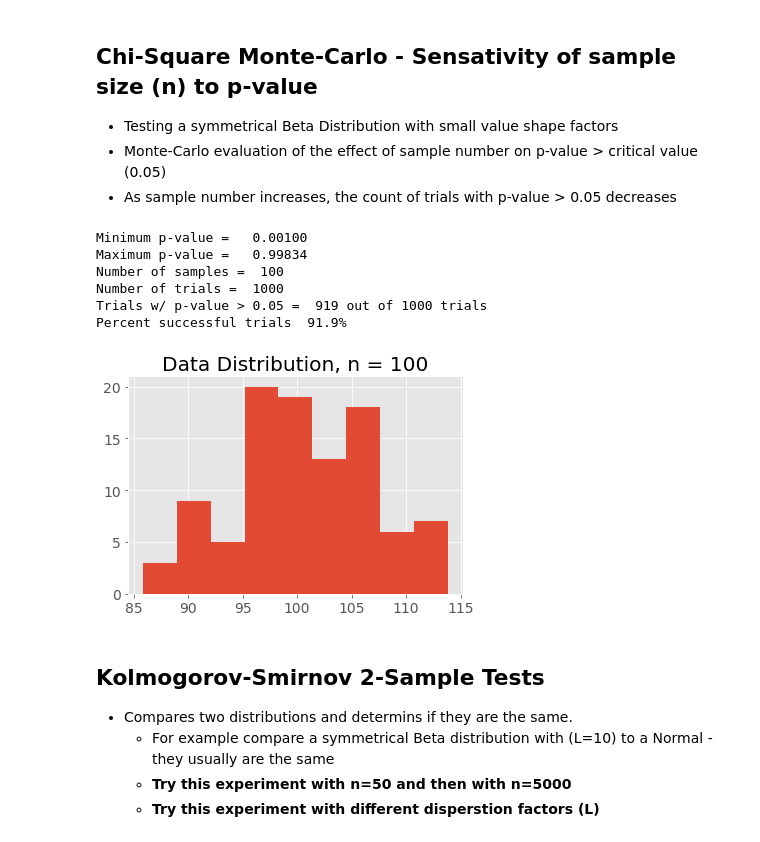
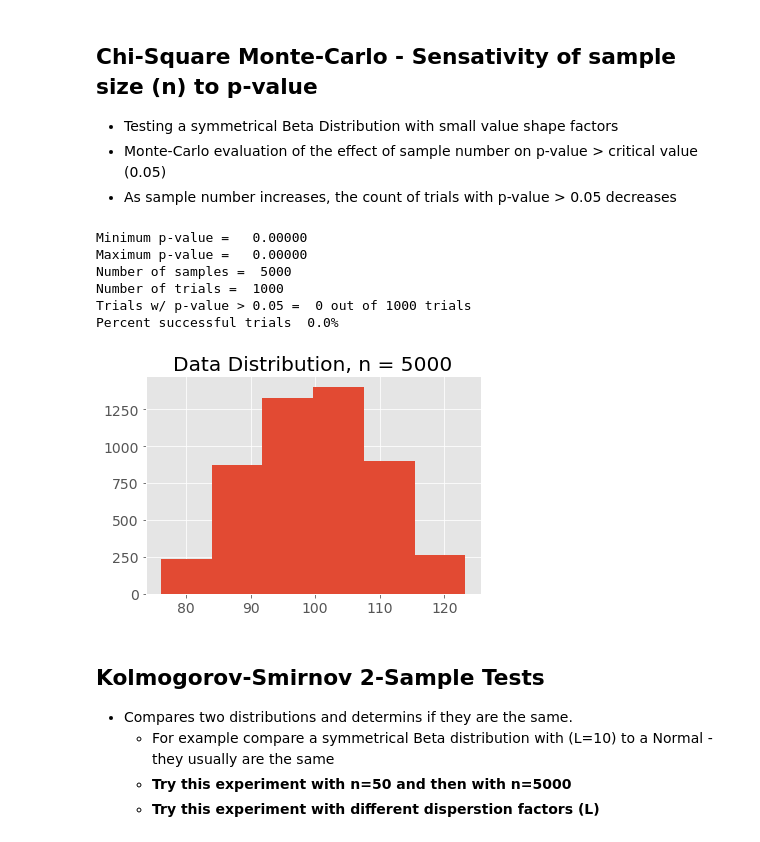
Before and after one commit to dmadvoc/PDFs, a Jupyter notebook: Normality Test - Box Cox.ipynb, the cells around one changed output. Cells and saved outputs as stored; diff of their text form; code cells hidden in the pictures.

```diff
--- a/Normality Test - Box Cox.ipynb
+++ b/Normality Test - Box Cox.ipynb
@@ -497,6 +504,18 @@ Count     500
 - Sturges (1926) suggested using 1+log2(n) to determin the number of bins, where n = data count
 - Some workers suggest using a value of 6 bins
 # %%
+n=50 # <======= !!!!!! SET THE SAMPLE SIZE !!!!!! ============================
+
+########### Data Sets to test against ######################
+# SELECT A DISTRIBUTION TO TEST
+#data = uniform.rvs(size=n)
+#data = triang.rvs(.5, loc=100, scale=20, size=n, random_state=None)     # Triangle Distribution
+#data = norm.rvs(loc=100, scale=20, size=n, random_state=None)           # Normal Distribution
+#data = beta.rvs(1.8, 4.2, loc=75, scale=50, size=n, random_state=None)  # Skewed Beta Distribution
+#data = beta.rvs(1, 1, loc=75, scale=50, size=n, random_state=None)      # Symmetical Uniform-like Beta Distribution
+data = beta.rvs(3, 3, loc=75, scale=50, size=n, random_state=None)      # Symmetical Tiangle-like Beta Distribution
+#data = beta.rvs(6, 6, loc=75, scale=50, size=n, random_state=None)      # Symmetical Normal-like Beta Distribution
+#data=transformed_data                                                   # Default: Distribution specified in input section
 
 # Determine the number of bins
 nbins=int(1+np.log2(np.size(data)))
@@ -617,10 +637,12 @@ jarque-Bera p-value =   0.004
 - As sample number increases, the count of trials with p-value > 0.05 decreases
 # %%
 # chi2 function returns a p-value from a Chi-Square statistic
+# Data is sampled form the distribution specified in the loop below (data1)
 from scipy.stats.distributions import chi2
 
 # Set the number of samples for defining the distribution
-n1=100
+# Try n1=50, 500, 1000, 5000
+n1=5000
 trials=1000
 
 out1=[]
@@ -629,7 +651,7 @@ out2=[]
 n_trials=trials-1
 i=0
 while(i <=n_trials):
-    data1 = beta.rvs(7, 7, loc=75, scale=50, size=n1, random_state=None)
+    data1 = beta.rvs(3, 3, loc=75, scale=50, size=n1, random_state=None)
     nbins1=int(1+np.log2(np.size(data1)))
     freq1, bins1 = np.histogram(data1, bins=nbins1)
     bins1 = bins1[1:]
@@ -651,39 +673,39 @@ while(i <=n_trials):
     critical_value1 = 0.05
 
     pvalue1 = chi2.sf(x21,deg_free1)
 
 
     if pvalue1 >= critical_value:
         count=1
     else:
         count=0
     out1.append(count)
     out2.append(pvalue1)
 
     i=i+1
 ############################ End of Loop ####################
 print('Minimum p-value = ','{: .5f}'.format(np.min(out2)))
 print('Maximum p-value = ','{: .5f}'.format(np.max(out2)))
 print('Number of samples = ', n1)
 print('Number of trials = ', trials)
 print('Trials w/ p-value > 0.05 = ',np.sum(out1), 'out of ' +str(np.size(out1)), 'trials')
 print('Percent successful trials', '{: .1%}'.format(np.sum(out1)/trials))
 
 # Determine the number of bins
 nbins1=int(1+np.log2(np.size(data)))
 
 # Plot Histogram of Data
 plt.hist(data1, bins=nbins1)
 plt.title ('Data Distribution, n = ' + str(n1))
 plt.show()
 # %% [output]
-Minimum p-value =   0.00100
-Maximum p-value =   0.99834
-Number of samples =  100
+Minimum p-value =   0.00000
+Maximum p-value =   0.00000
+Number of samples =  5000
 Number of trials =  1000
-Trials w/ p-value > 0.05 =  919 out of 1000 trials
-Percent successful trials  91.9%
+Trials w/ p-value > 0.05 =  0 out of 1000 trials
+Percent successful trials  0.0%
-[figure, old version]
+[figure, new version]
 # %% [markdown]
 ## Kolmogorov-Smirnov 2-Sample Tests
 - Compares two distributions and determins if they are the same.
```
Also changed, not shown: parts of 10 cells of this notebook.
